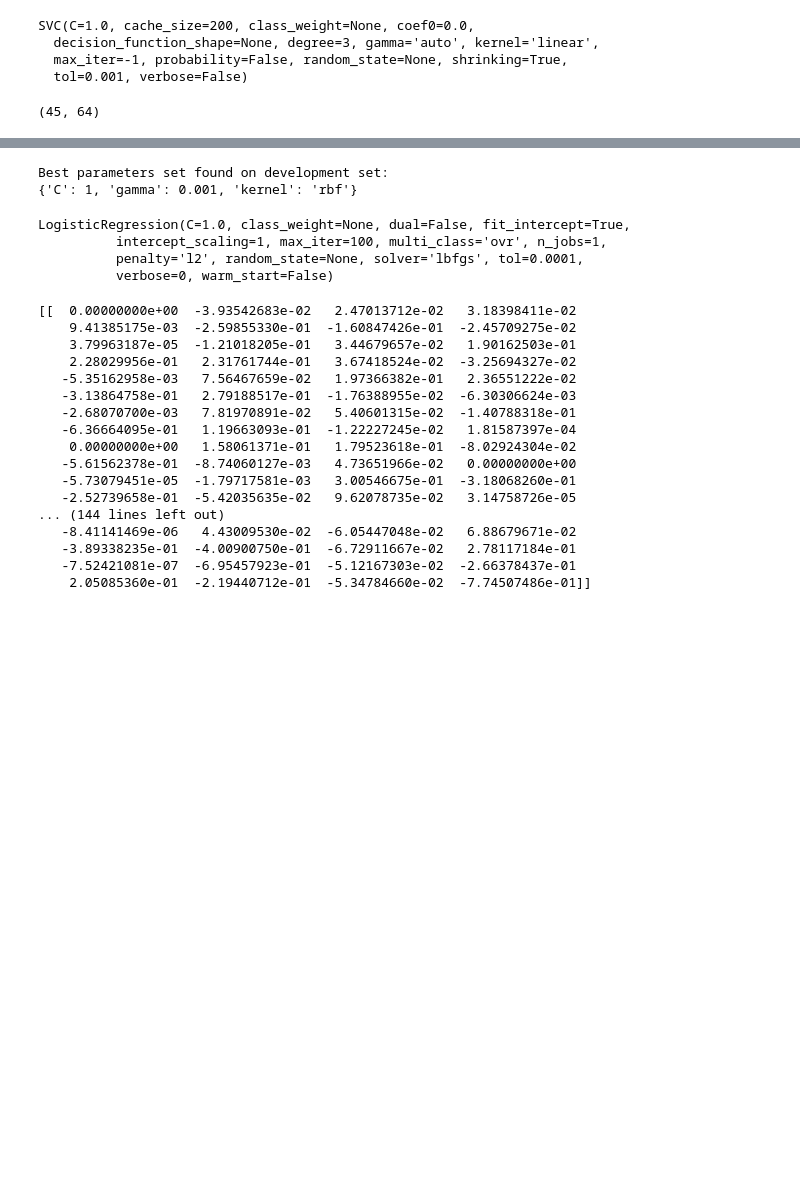
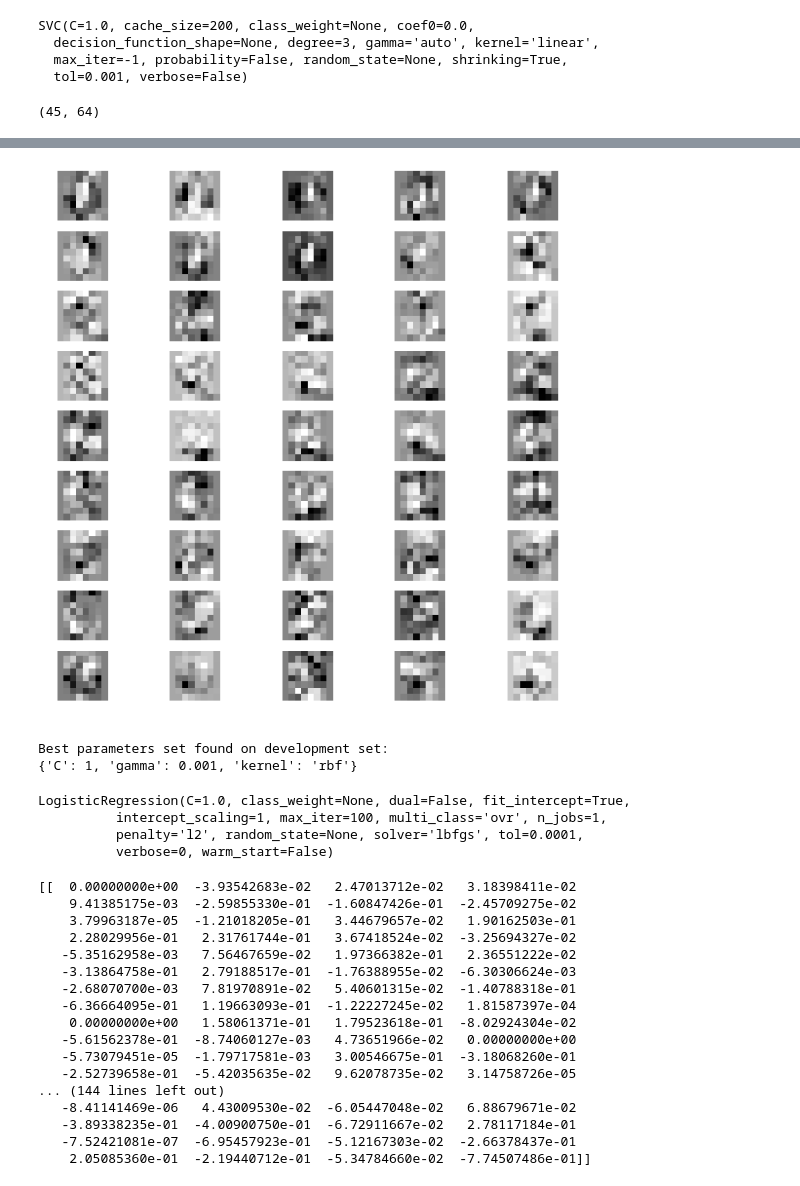
Before and after one commit to samyak53/Data-Science-Assignments---IEE-598, a Jupyter notebook: Assignment 4/HW4_P1_samyak.ipynb, the cells around one changed output, grey strips where cells are left out. Saved outputs shown, nothing was run; the diff lists cells and outputs as text; code cells hidden in the pictures; blank space fills up the shorter version.

```diff
--- a/Assignment 4/HW4_P1_samyak.ipynb
+++ b/Assignment 4/HW4_P1_samyak.ipynb
@@ -103,12 +108,3 @@ SVM_coef = linear_svc.coef_
 print(SVM_coef.shape)
 # %% [output]
 (45, 64)
-# %%
-# plt.figure(figsize=(25,20))
-# plt.imshow(SVM_coef)
-# plt.colorbar()
-# plt.show()
-
-for i in range(0,45):
-    plt.plot(linear_svc.coef_[i])
-    plt.show()
@@ -129,3 +111,13 @@ for i in range(0,45):
+# %%
+plt.figure(figsize=(10,10))
+for i in range(1,46):
+    plt.subplot(9,5,i)
+    plt.imshow(SVM_coef[i-1].reshape((8,8)))
+    plt.axis('off')
+
+plt.show()
+# %% [output]
+[figure, added]
 # %%
 from sklearn.model_selection import GridSearchCV
 
```
Also changed, not shown: parts of 7 cells of this notebook, 2 other files.
